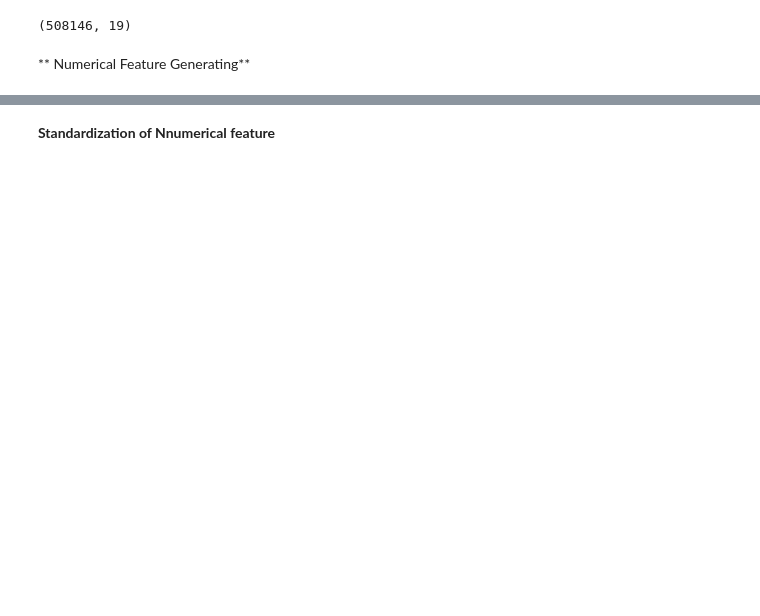
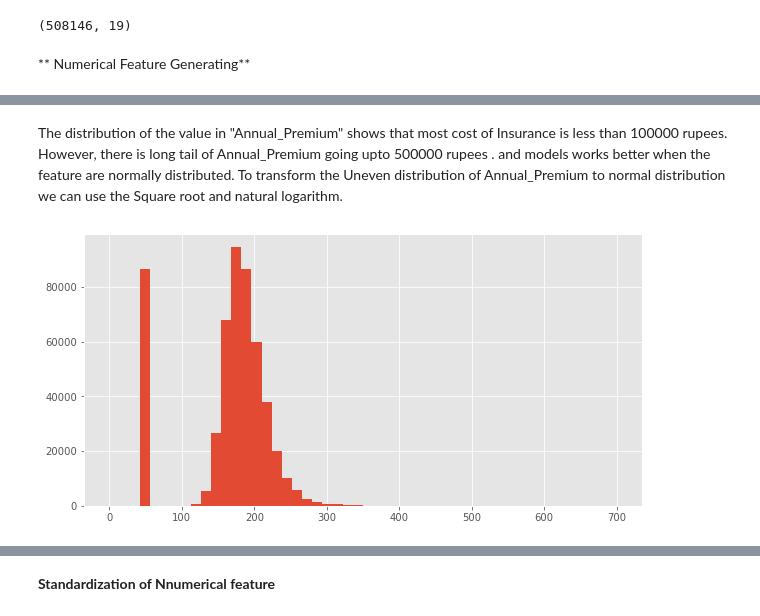
Before and after one commit to iwasbugged/Janatahack-Cross-sell-Prediction, a Jupyter notebook: jantahack_cross_sell_prediction.ipynb, the cells around one changed output, grey strips where cells are left out. Drawn from its saved outputs; the diff is of its cells as text; code cells hidden in the pictures; blank space fills up the shorter version.

```diff
--- a/jantahack_cross_sell_prediction.ipynb
+++ b/jantahack_cross_sell_prediction.ipynb
@@ -91,8 +87,0 @@ df_train.head()
-# %%
-target_cbe = ce.CatBoostEncoder(cols = cat_feats)
-target_cbe.fit(df_train[cat_feats] , df_train['Response'])
-train_cbe = target_cbe.transform(df_train[cat_feats])
-test_cbe = target_cbe.transform(df_test[cat_feats])
-df_train = df_train.join(train_cbe.add_suffix('_cb'))
-df_test = df_test.join(test_cbe.add_suffix('_cb'))
-df_train.head()
@@ -165,0 +133,8 @@ df.head()
+# %% [markdown]
+The distribution of the value in "Annual_Premium" shows that most cost of Insurance is less than 100000 rupees. However, there is long tail of Annual_Premium going upto 500000 rupees . and models works better when the feature are normally distributed. To transform the Uneven distribution of Annual_Premium to normal distribution we can use the Square root and natural logarithm.
+# %%
+plt.figure(figsize=(10,5))
+plt.hist(np.sqrt(df['Annual_Premium']) ,  range = (0,700) , bins = 50)
+plt.show()
+# %% [output]
+[figure, added]
```
Also changed, not shown: parts of 35 cells of this notebook.
